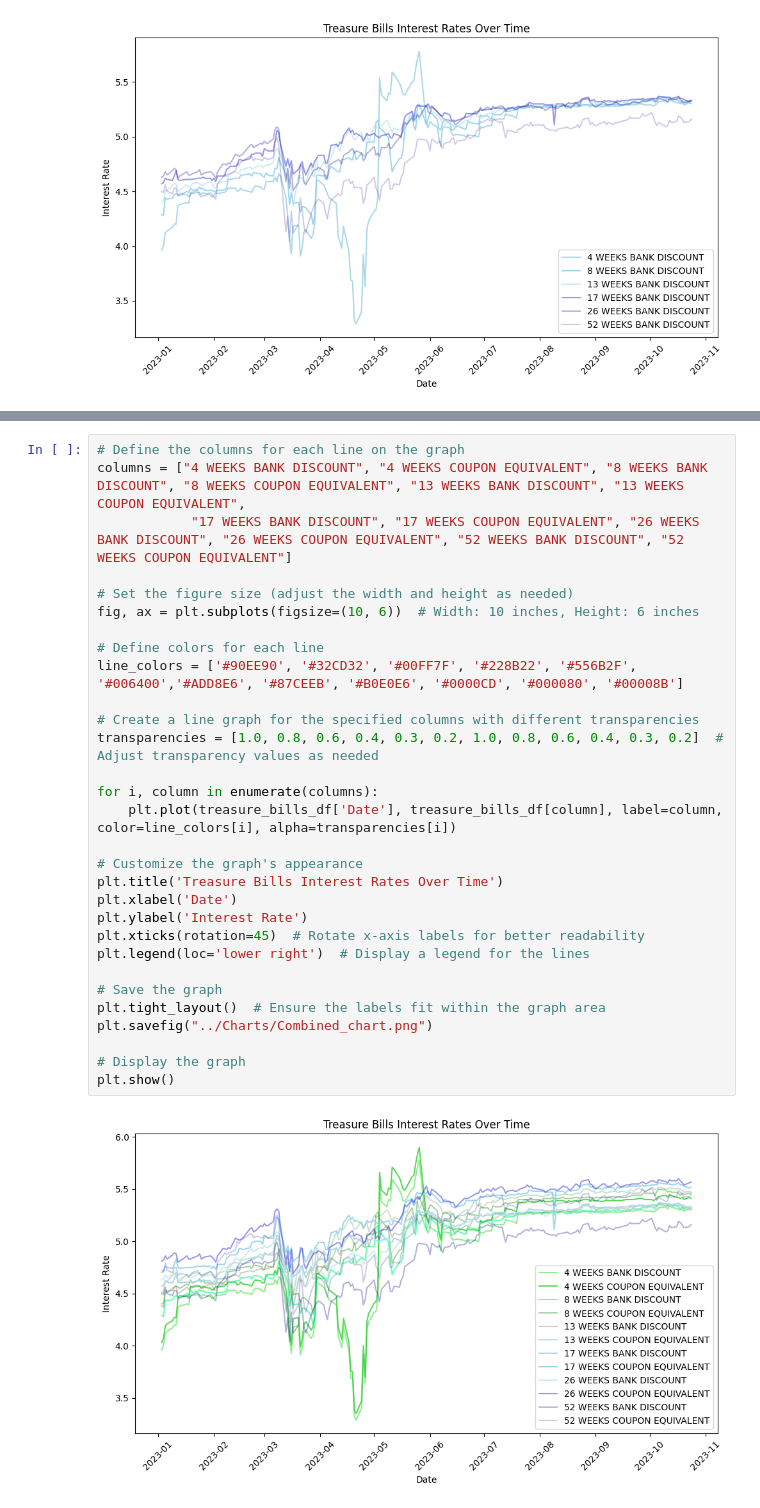
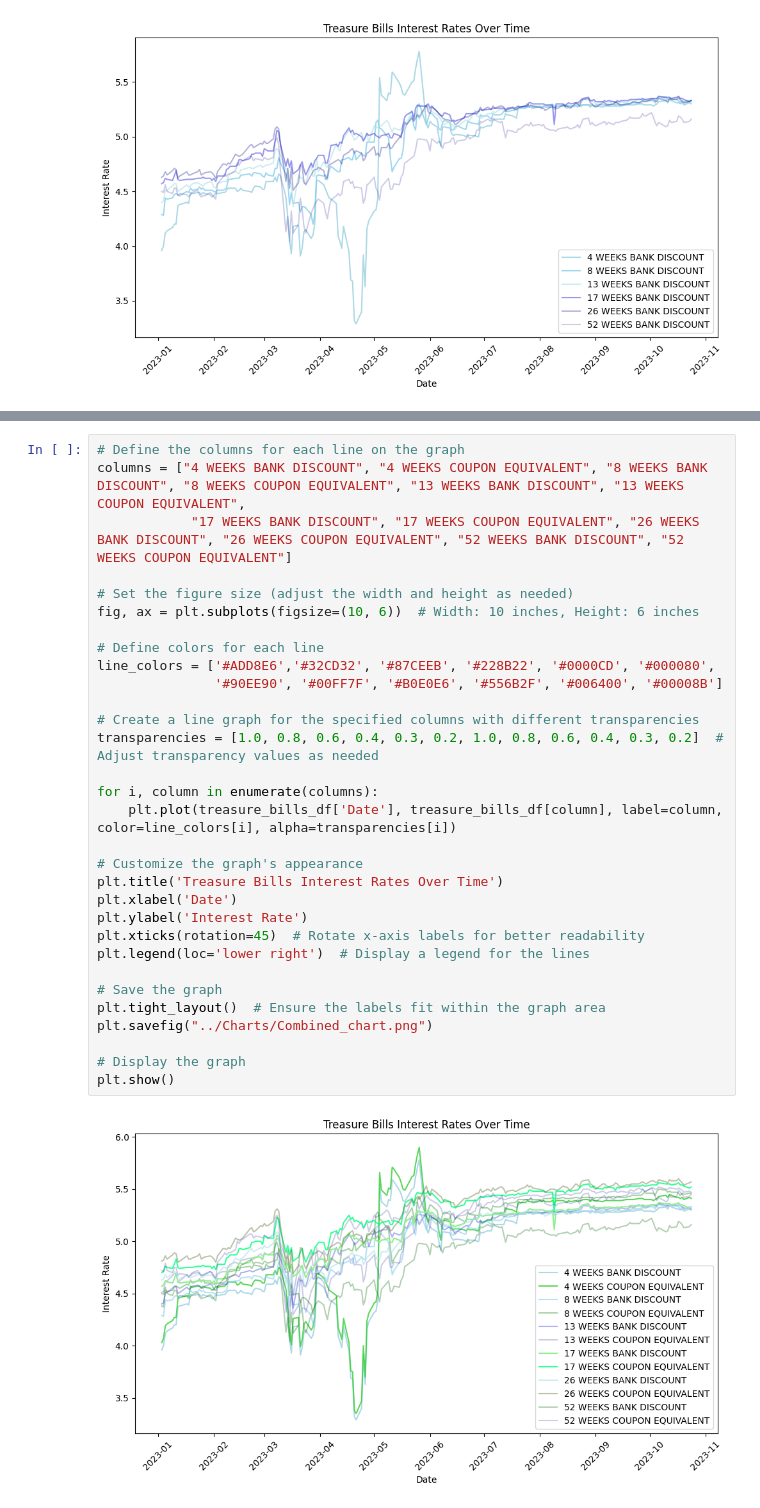
Before and after one commit to j-will64/project-1-, a Jupyter notebook: data/Jupyter_files/Bonds_charts.ipynb, the cells around one changed output, grey strips where cells are left out. Cells and saved outputs as stored; diff of their text form.

```diff
--- a/data/Jupyter_files/Bonds_charts.ipynb
+++ b/data/Jupyter_files/Bonds_charts.ipynb
@@ -91,32 +89,33 @@ plt.show()
 # %%
 # Define the columns for each line on the graph
 columns = ["4 WEEKS BANK DISCOUNT", "4 WEEKS COUPON EQUIVALENT", "8 WEEKS BANK DISCOUNT", "8 WEEKS COUPON EQUIVALENT", "13 WEEKS BANK DISCOUNT", "13 WEEKS COUPON EQUIVALENT",
             "17 WEEKS BANK DISCOUNT", "17 WEEKS COUPON EQUIVALENT", "26 WEEKS BANK DISCOUNT", "26 WEEKS COUPON EQUIVALENT", "52 WEEKS BANK DISCOUNT", "52 WEEKS COUPON EQUIVALENT"]
 
 # Set the figure size (adjust the width and height as needed)
 fig, ax = plt.subplots(figsize=(10, 6))  # Width: 10 inches, Height: 6 inches
 
 # Define colors for each line
-line_colors = ['#90EE90', '#32CD32', '#00FF7F', '#228B22', '#556B2F', '#006400','#ADD8E6', '#87CEEB', '#B0E0E6', '#0000CD', '#000080', '#00008B']
+line_colors = ['#ADD8E6','#32CD32', '#87CEEB', '#228B22', '#0000CD', '#000080',
+               '#90EE90', '#00FF7F', '#B0E0E6', '#556B2F', '#006400', '#00008B']
 
 # Create a line graph for the specified columns with different transparencies
 transparencies = [1.0, 0.8, 0.6, 0.4, 0.3, 0.2, 1.0, 0.8, 0.6, 0.4, 0.3, 0.2]  # Adjust transparency values as needed
 
 for i, column in enumerate(columns):
     plt.plot(treasure_bills_df['Date'], treasure_bills_df[column], label=column, color=line_colors[i], alpha=transparencies[i])
 
 # Customize the graph's appearance
 plt.title('Treasure Bills Interest Rates Over Time')
 plt.xlabel('Date')
 plt.ylabel('Interest Rate')
 plt.xticks(rotation=45)  # Rotate x-axis labels for better readability
 plt.legend(loc='lower right')  # Display a legend for the lines
 
 # Save the graph
 plt.tight_layout()  # Ensure the labels fit within the graph area
 plt.savefig("../Charts/Combined_chart.png")
 
 # Display the graph
 plt.show()
 # %% [output]
-[figure, old version]
+[figure, new version]
```
Also changed, not shown: parts of 2 cells of this notebook, 2 other files.
